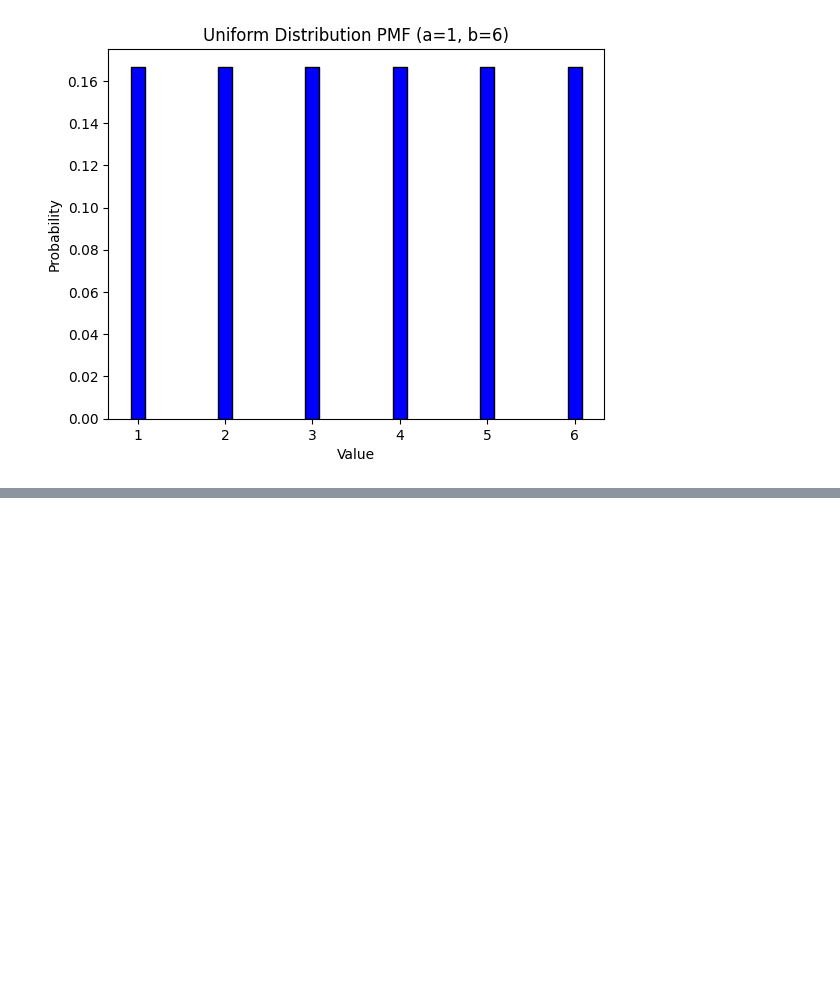
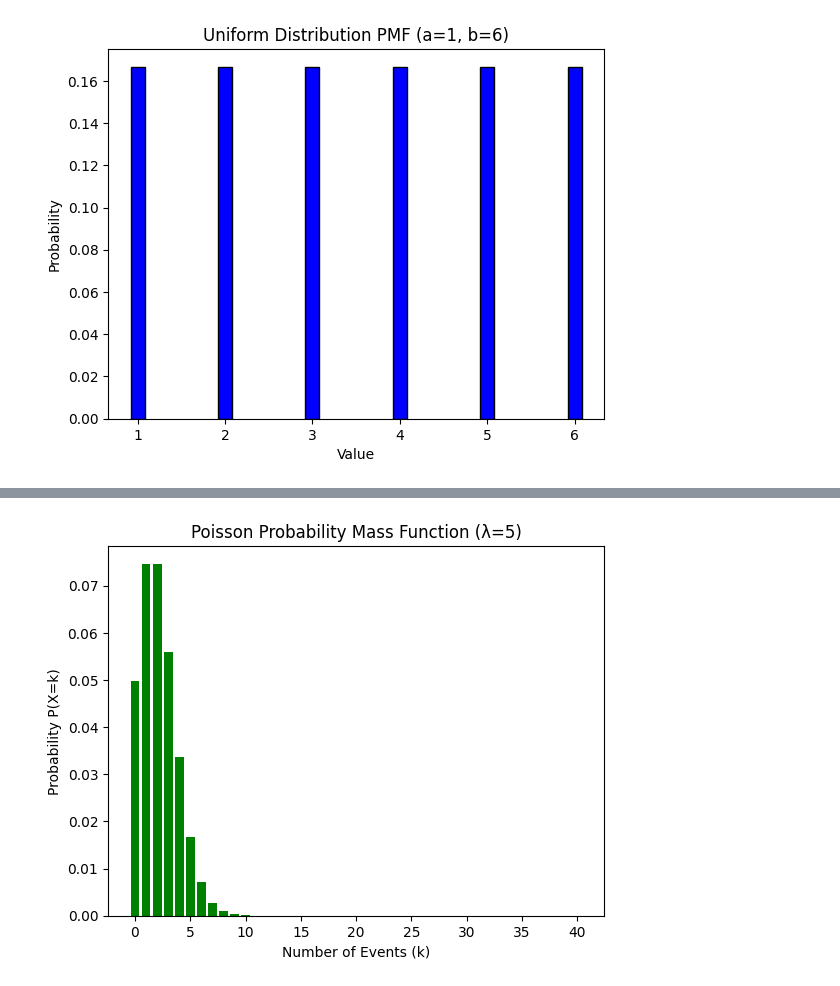
Before and after one commit to zubrist/MFCS-SYSTEM_LAB, a Jupyter notebook: random_variable.ipynb, the cells around one changed output, grey strips where cells are left out. Cells and saved outputs as stored; diff of their text form; code cells hidden in the pictures; blank space fills up the shorter version.

Commit message:
poisson pmf description and graph plot

```diff
--- a/random_variable.ipynb
+++ b/random_variable.ipynb
@@ -313,0 +341,22 @@ plt.show()
+# %%
+# poisson distribution
+def poisson_pmf(Lambda, no_of_events):
+    '''
+    Arguments :
+        Lambda(float, >0): the value of lambda
+        no_of_events(int, 0 to inf): no of the events
+    returns :
+        probability(float, 0 to 1): probability of no_of_events occuring
+    '''
+    probability = np.exp(-Lambda) * pow(Lambda, no_of_events) / factorial(no_of_events+1)
+
+    return probability
+# %%
+# Parameters
+Lambda = 3  # Average rate of events
+vals = range(0, 41)
+
+# Calculate probabilities
+probs = [poisson_pmf(Lambda, no_of_events) for no_of_events in vals]
+for val, prob in zip(vals, probs):
+    print(f"P(X={val}) = {prob}, the probability of {val+1} event(s) happening out of {len(vals)} events when the mean of the events happening is {Lambda}")
@@ -313,0 +381,9 @@ plt.show()
+# %%
+# Plot the PMF
+plt.bar(vals, probs, color='green')
+plt.xlabel('Number of Events (k)')
+plt.ylabel('Probability P(X=k)')
+plt.title('Poisson Probability Mass Function (λ=5)')
+plt.show()
+# %% [output]
+[figure, added]
```
Also changed, not shown: parts of 3 cells of this notebook.
